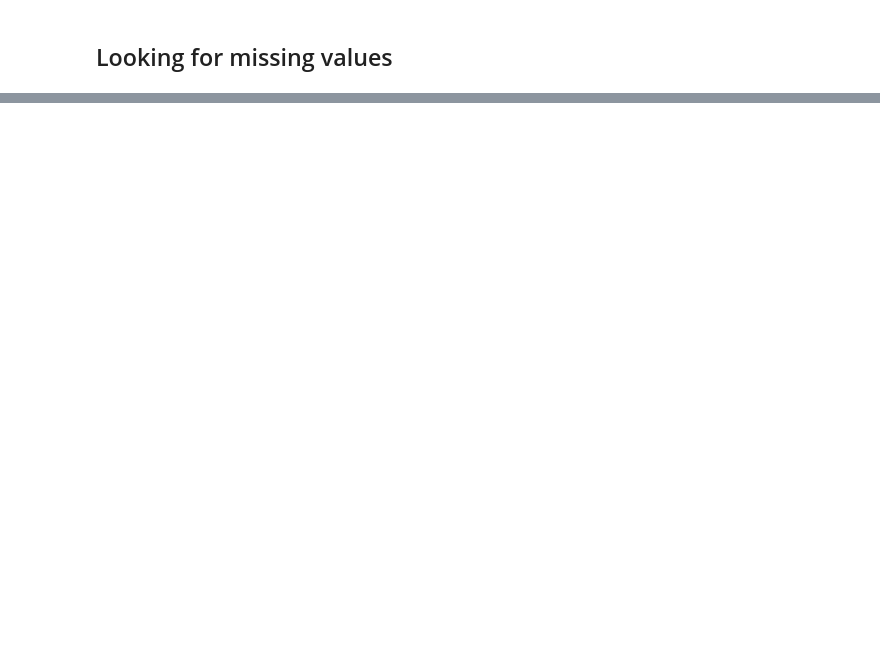
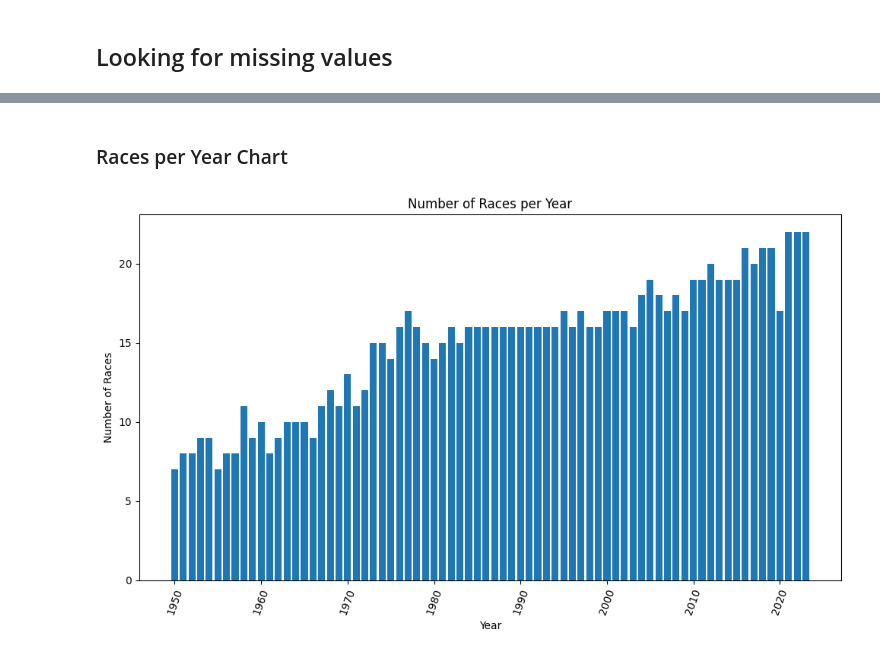
Before and after one commit to afonsom1719/PRI_F1, a Jupyter notebook: dataPreparation.ipynb, the cells around one changed output, grey strips where cells are left out. Cells and saved outputs as stored; diff of their text form; code cells hidden in the pictures; blank space fills up the shorter version.

Commit message:
Making charts for data analysis

```diff
--- a/dataPreparation.ipynb
+++ b/dataPreparation.ipynb
@@ -58,0 +48,17 @@ dtype: int64
+# %% [markdown]
+### Races per Year Chart
+# %%
+## Races per year
+races_per_year = races['year'].value_counts().reset_index()
+races_per_year.columns = ['Year', 'NumberOfRaces']
+
+plt.figure(figsize=(10, 6))
+plt.bar(races_per_year['Year'], races_per_year['NumberOfRaces'])
+plt.xlabel('Year')
+plt.ylabel('Number of Races')
+plt.title('Number of Races per Year')
+plt.xticks(rotation=70)
+plt.tight_layout()
+plt.show()
+# %% [output]
+[figure, added]
```
Also changed, not shown: parts of 7 cells of this notebook, 3 other files.
